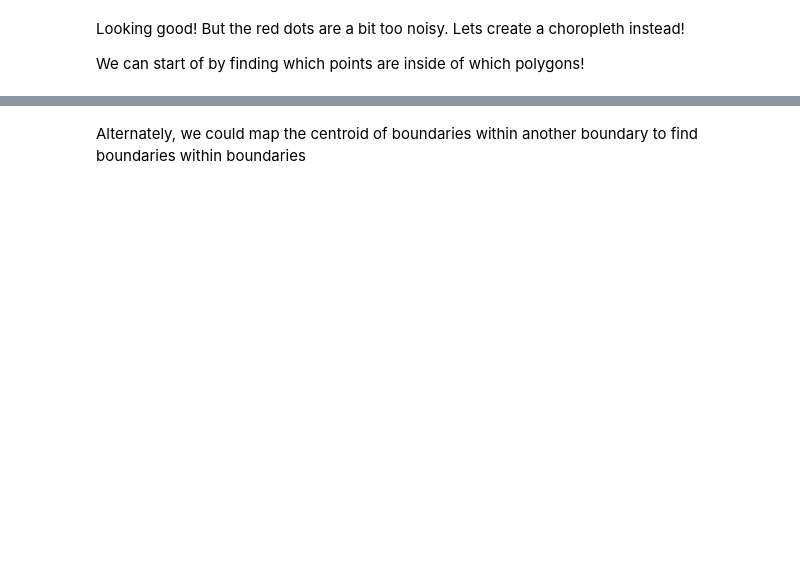
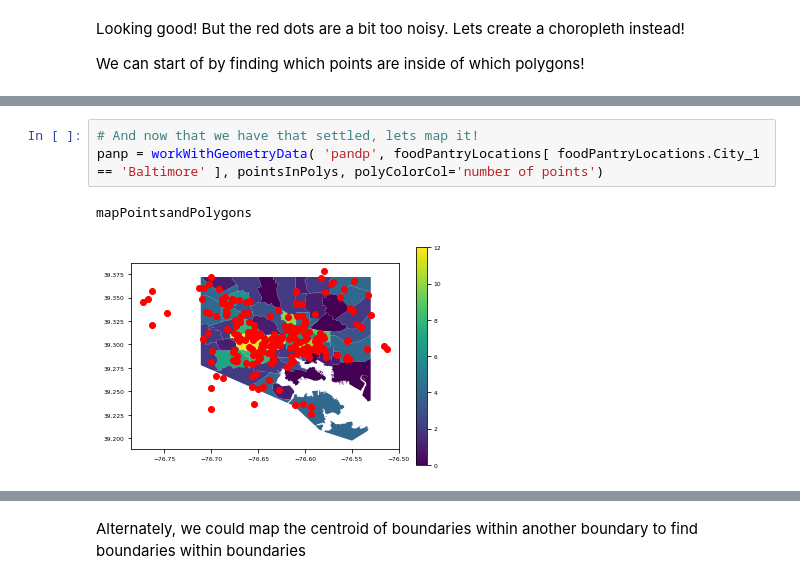
Before and after one commit to karpatic/dataplay, a Jupyter notebook: notebooks/03_Map_Basics_Intake_and_Operations.ipynb, the cells around one changed output, grey strips where cells are left out. Saved outputs shown, nothing was run; the diff lists cells and outputs as text; blank space fills up the shorter version.

```diff
--- a/notebooks/03_Map_Basics_Intake_and_Operations.ipynb
+++ b/notebooks/03_Map_Basics_Intake_and_Operations.ipynb
@@ -1238,0 +1241,6 @@ pointsInPolysChloro.plot( column='number of points', legend=True)
+# %%
+# And now that we have that settled, lets map it!
+panp = workWithGeometryData( 'pandp', foodPantryLocations[ foodPantryLocations.City_1 == 'Baltimore' ], pointsInPolys, polyColorCol='number of points')
+# %% [output]
+mapPointsandPolygons
+[figure, added]
```
Also changed, not shown: parts of 35 cells of this notebook, 13 other files.
